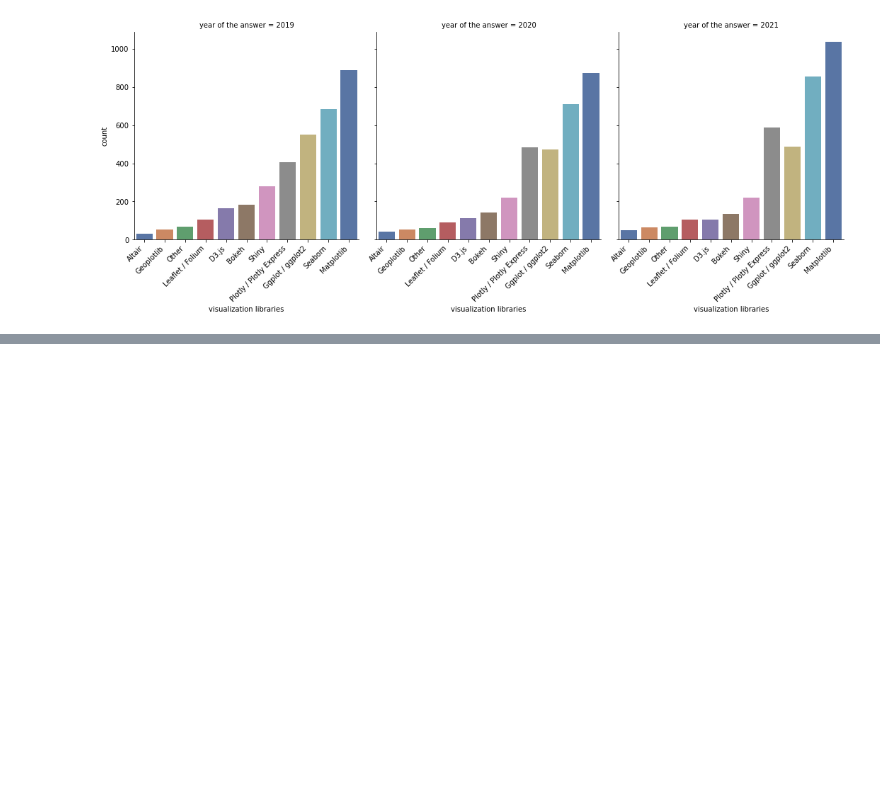
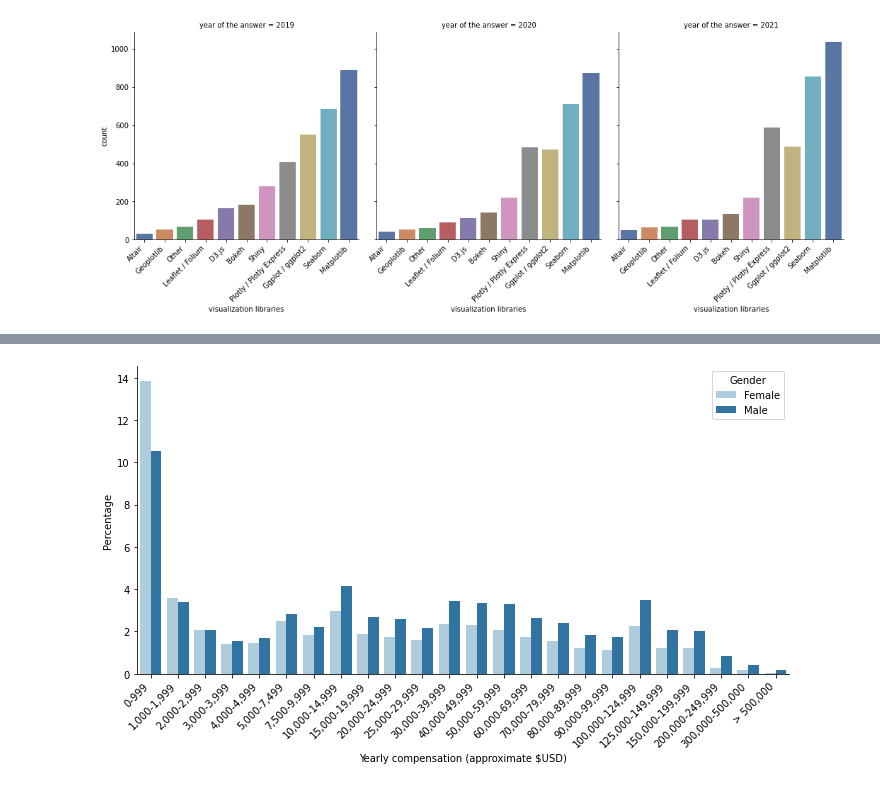
Before and after one commit to mingyeahh/Data-collection-cleaning, a Jupyter notebook: knpv42.ipynb, the cells around one changed output, grey strips where cells are left out. Saved outputs shown, nothing was run; the diff lists cells and outputs as text; code cells hidden in the pictures; blank space fills up the shorter version.

```diff
--- a/knpv42.ipynb
+++ b/knpv42.ipynb
@@ -818,0 +866,29 @@ plt.savefig("plot2_visualisation.png", bbox_inches='tight')
+# %%
+# The world-wide situation of the yearly compensation of women in data science
+
+# female_pay_percentage column represents the percentage of the female in a each category of yearly compensation among all female
+female_pay_percentage = df.loc[df['What is your gender? - Selected Choice'] == 'Female', 'What is your current yearly compensation (approximate $USD)?'].value_counts() / (df['What is your gender? - Selected Choice']=='Female').sum()
+female_pay = pd.DataFrame({'Yearly compensation': female_pay_percentage.index, 'Percentage': female_pay_percentage*100,'Gender': 'Female'})
+# male_pay_percentage column represents the percentage of the male in a each category of yearly compensation among all male
+male_pay_percentage = df.loc[df['What is your gender? - Selected Choice'] == 'Male', 'What is your current yearly compensation (approximate $USD)?'].value_counts() / (df['What is your gender? - Selected Choice']=='Male').sum()
+male_pay = pd.DataFrame({'Yearly compensation': male_pay_percentage.index, 'Percentage': male_pay_percentage*100,'Gender': 'Male'})
+
+pay_percentage = pd.concat([female_pay, male_pay], ignore_index=True, sort=False)
+cat = sns.catplot(x = 'Yearly compensation',
+                  y = 'Percentage',
+           kind = 'bar',
+           order = ['0-999', '1,000-1,999', '2,000-2,999','3,000-3,999','4,000-4,999','5,000-7,499','7,500-9,999','10,000-14,999','15,000-19,999','20,000-24,999','25,000-29,999','30,000-39,999','40,000-49,999','50,000-59,999','60,000-69,999','70,000-79,999','80,000-89,999','90,000-99,999','100,000-124,999','125,000-149,999','150,000-199,999','200,000-249,999','300,000-500,000','> 500,000'],
+           data= pay_percentage,
+           hue = 'Gender',
+           legend=False,
+           height=5,
+           palette='Paired',
+           aspect=2)
+for i in cat.axes:
+    for j in i:
+        j.set_xticklabels(j.get_xticklabels(), rotation=45, ha='right')
+        j.legend().set_title('Gender')
+        j.set(xlabel='Yearly compensation (approximate $USD)')
+plt.savefig("Yearly compensation.png", bbox_inches='tight')
+# %% [output]
+[figure, added]
```
Also changed, not shown: parts of 17 cells of this notebook, 1 other file.
